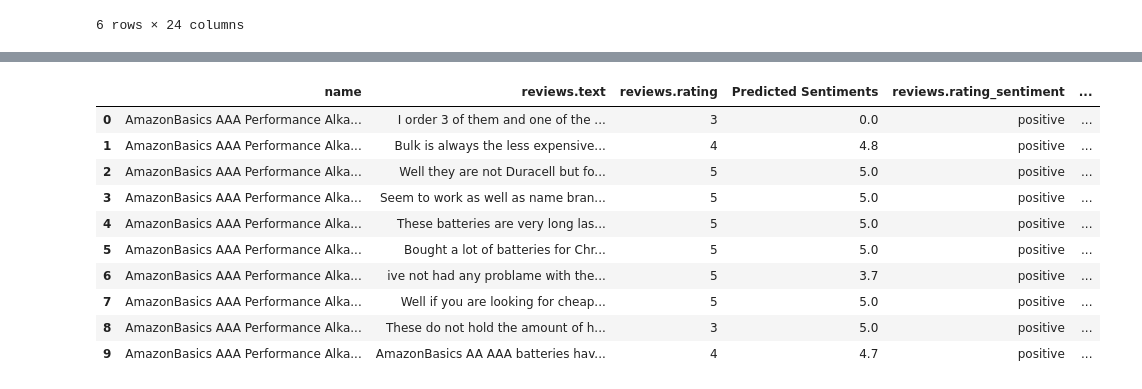
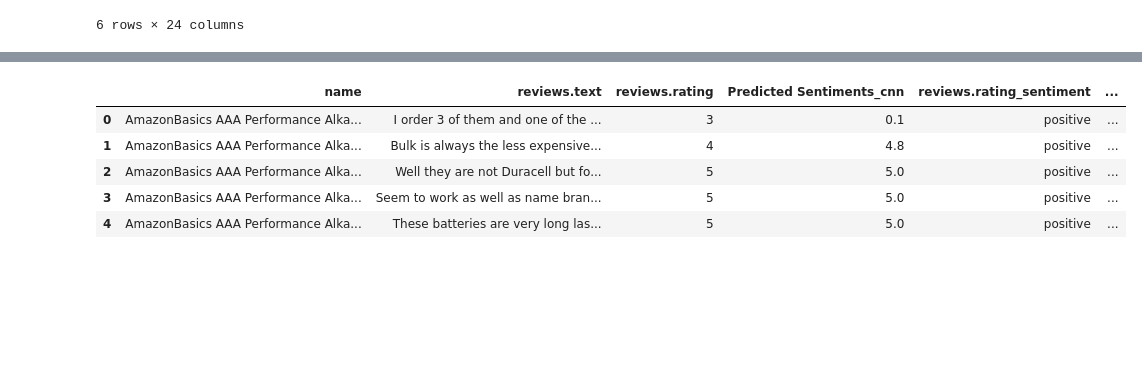
Before and after one commit to Sandeep0408/sentiment_analysis, a Jupyter notebook: Neural_Network/Amazon_DL_Code.ipynb, the cells around one changed output, grey strips where cells are left out. Cells and saved outputs as stored; diff of their text form; code cells hidden in the pictures; blank space fills up the shorter version.

```diff
--- a/Neural_Network/Amazon_DL_Code.ipynb
+++ b/Neural_Network/Amazon_DL_Code.ipynb
@@ -524,0 +631,9 @@ unseen_padded = pad_sequences(unseen_tokenized, padding='post', maxlen=maxlen)
+# %%
+# Pre-processing text
+
+unseen_reviews = sample_reviews['reviews.text']
+
+unseen_processed = []
+for review in unseen_reviews:
+  review = preprocess_text(review)
+  unseen_processed.append(review)
@@ -526,5 +647,5 @@ unseen_padded = pad_sequences(unseen_tokenized, padding='post', maxlen=maxlen)
 # Passing tokenised instance to the CNN model for predictions
 unseen_sentiments = cnn_model.predict(unseen_padded)
 
-unseen_sentiments
+sample_reviews['Predicted Sentiments_cnn'] = np.round((unseen_sentiments*10)/2,1)
 # %% [output]
@@ -539,6 +652,0 @@ array([[0.00198939],
-# %%
-# Writing model output file back to Google Drive
-
-sample_reviews['Predicted Sentiments'] = np.round((unseen_sentiments*10)/2,1)
-
-sample_reviews['Predicted Sentiments']
@@ -558,5 +653,5 @@ Name: Predicted Sentiments, Length: 28332, dtype: float32
 # %%
-df_cnn_prediction = sample_reviews[['name','reviews.text','reviews.rating','Predicted Sentiments']]
+df_cnn_prediction = sample_reviews[['name','reviews.text','reviews.rating','Predicted Sentiments_cnn']]
 
-df_cnn_prediction.head(10)
+df_cnn_prediction.head(5)
 # %% [output]
@@ -592,21 +664,16 @@ sample_reviews_1.head(10)
 # %%
 df_cnn_prediction['reviews.rating_sentiment'] = df_cnn_prediction['reviews.rating'].apply(lambda x: 'positive' if x >=3  else 'negative')
-df_cnn_prediction['Predicted.rating_sentiment'] = df_cnn_prediction['Predicted Sentiments'].apply(lambda x: 'positive' if x >=3  else 'negative')
-df_cnn_prediction['cnn_vs_actual'] = df_cnn_prediction['reviews.rating_sentiment'] == df_cnn_prediction['Predicted.rating_sentiment']
+df_cnn_prediction['CNN_Predicted.rating_sentiment'] = df_cnn_prediction['Predicted Sentiments_cnn'].apply(lambda x: 'positive' if x >=3  else 'negative')
+df_cnn_prediction['cnn_vs_actual'] = df_cnn_prediction['reviews.rating_sentiment'] == df_cnn_prediction['CNN_Predicted.rating_sentiment']
 
-df_cnn_prediction.head(10)
+df_cnn_prediction.head(5)
 # %% [output]
-|  | name | reviews.text | reviews.rating | Predicted Sentiments | reviews.rating_sentiment | ... |
-| 0 | AmazonBasics AAA Performance Alka... | I order 3 of them and one of the ... | 3 | 0.0 | positive | ... |
+|  | name | reviews.text | reviews.rating | Predicted Sentiments_cnn | reviews.rating_sentiment | ... |
+| 0 | AmazonBasics AAA Performance Alka... | I order 3 of them and one of the ... | 3 | 0.1 | positive | ... |
 | 1 | AmazonBasics AAA Performance Alka... | Bulk is always the less expensive... | 4 | 4.8 | positive | ... |
 | 2 | AmazonBasics AAA Performance Alka... | Well they are not Duracell but fo... | 5 | 5.0 | positive | ... |
 | 3 | AmazonBasics AAA Performance Alka... | Seem to work as well as name bran... | 5 | 5.0 | positive | ... |
 | 4 | AmazonBasics AAA Performance Alka... | These batteries are very long las... | 5 | 5.0 | positive | ... |
-| 5 | AmazonBasics AAA Performance Alka... | Bought a lot of batteries for Chr... | 5 | 5.0 | positive | ... |
-| 6 | AmazonBasics AAA Performance Alka... | ive not had any problame with the... | 5 | 3.7 | positive | ... |
-| 7 | AmazonBasics AAA Performance Alka... | Well if you are looking for cheap... | 5 | 5.0 | positive | ... |
-| 8 | AmazonBasics AAA Performance Alka... | These do not hold the amount of h... | 3 | 5.0 | positive | ... |
-| 9 | AmazonBasics AAA Performance Alka... | AmazonBasics AA AAA batteries hav... | 4 | 4.7 | positive | ... |
 # %%
 df_cnn_prediction.groupby('cnn_vs_actual').size().plot(kind='pie', autopct='%1.0f%%')
 # %% [output]
```
Also changed, not shown: parts of 51 cells of this notebook.
